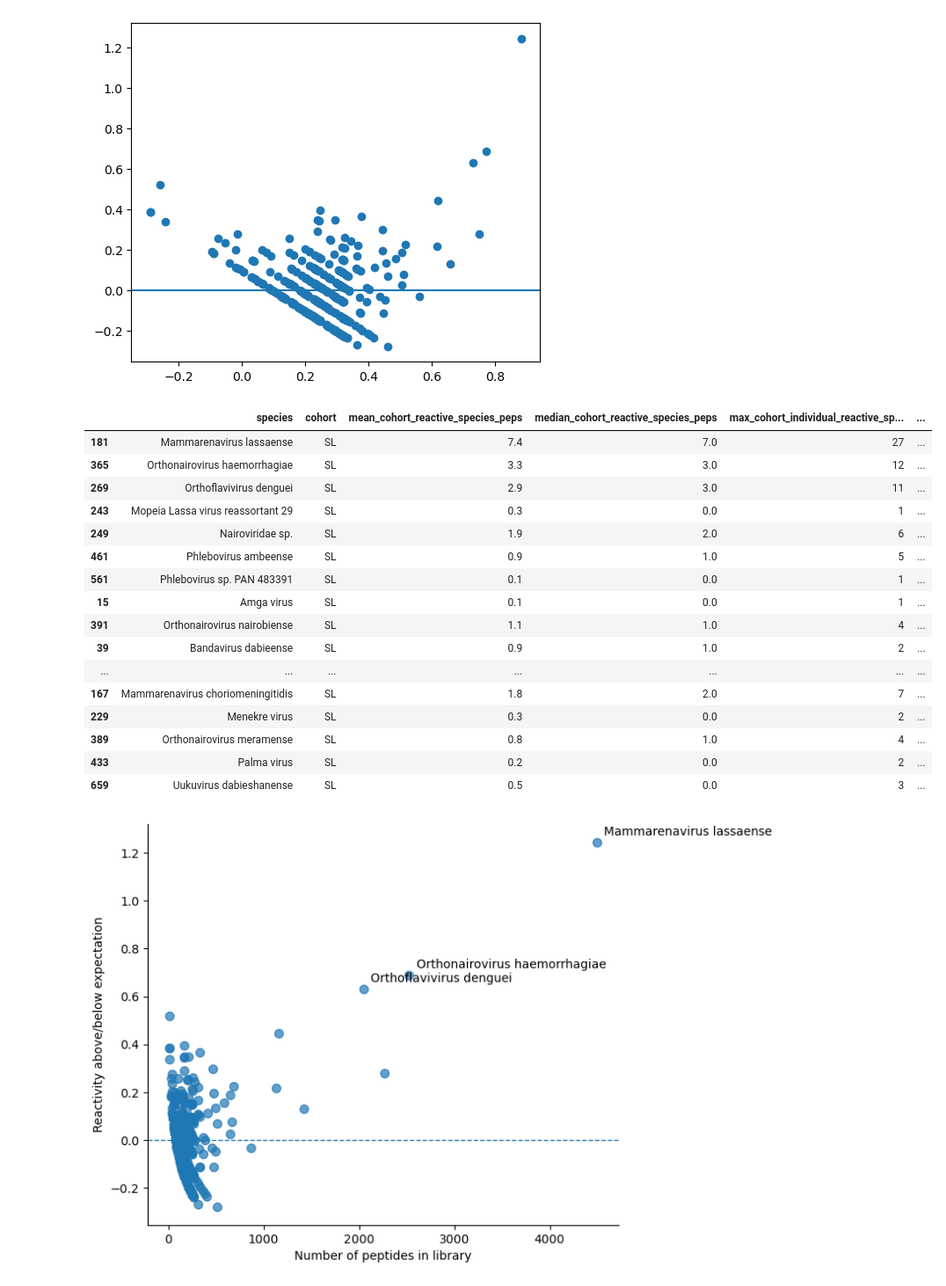
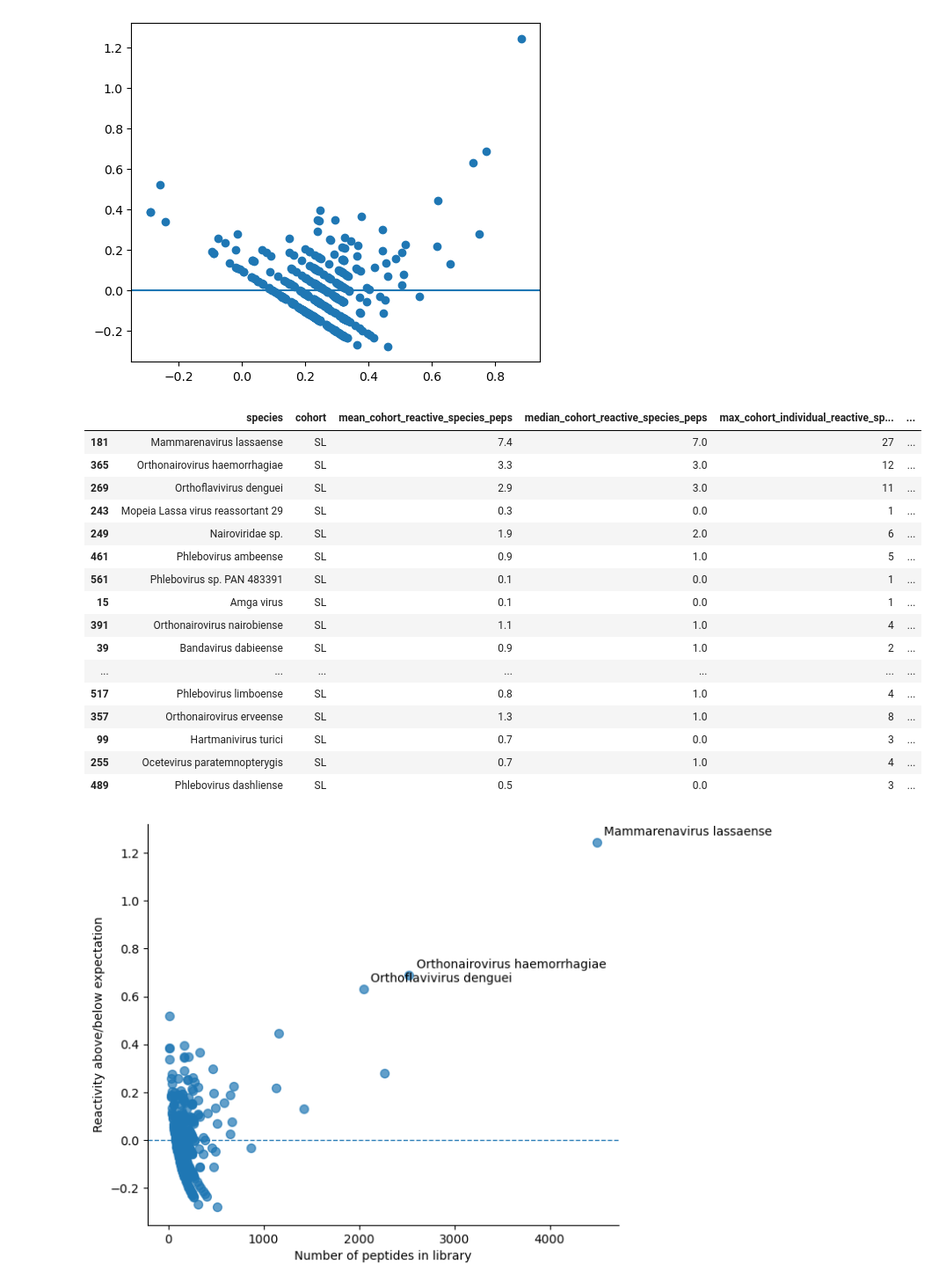
Before and after one commit to sporak577/lasv_phipseq_2026, a Jupyter notebook: Analysis_CCHFV_DENV.ipynb, the cells around one changed output. Shown at 88% size. Drawn from its saved outputs; the diff is of its cells as text; code cells hidden in the pictures.

```diff
--- a/Analysis_CCHFV_DENV.ipynb
+++ b/Analysis_CCHFV_DENV.ipynb
@@ -297,25 +297,25 @@ See the caveats in the documentation: https://pandas.pydata.org/pandas-docs/stab
   sl_only['fitted'] = fit.intercept + fit.slope * sl_only['log_library_size']
 [figure]
 # %%
-sl_only.sort_values('reactivity_residual', ascending=False).head(20)
+sl_only.sort_values(['reactivity_residual'], ascending=False).head(30)
 # %% [output]
 |  | species | cohort | mean_cohort_reactive_species_peps | median_cohort_reactive_species_peps | max_cohort_individual_reactive_sp... | ... |
 | 181 | Mammarenavirus lassaense | SL | 7.4 | 7.0 | 27 | ... |
 | 365 | Orthonairovirus haemorrhagiae | SL | 3.3 | 3.0 | 12 | ... |
 | 269 | Orthoflavivirus denguei | SL | 2.9 | 3.0 | 11 | ... |
 | 243 | Mopeia Lassa virus reassortant 29 | SL | 0.3 | 0.0 | 1 | ... |
 | 249 | Nairoviridae sp. | SL | 1.9 | 2.0 | 6 | ... |
 | 461 | Phlebovirus ambeense | SL | 0.9 | 1.0 | 5 | ... |
 | 561 | Phlebovirus sp. PAN 483391 | SL | 0.1 | 0.0 | 1 | ... |
 | 15 | Amga virus | SL | 0.1 | 0.0 | 1 | ... |
 | 391 | Orthonairovirus nairobiense | SL | 1.1 | 1.0 | 4 | ... |
 | 39 | Bandavirus dabieense | SL | 0.9 | 1.0 | 2 | ... |
 | ... | ... | ... | ... | ... | ... | ... |
-| 167 | Mammarenavirus choriomeningitidis | SL | 1.8 | 2.0 | 7 | ... |
-| 229 | Menekre virus | SL | 0.3 | 0.0 | 2 | ... |
-| 389 | Orthonairovirus meramense | SL | 0.8 | 1.0 | 4 | ... |
-| 433 | Palma virus | SL | 0.2 | 0.0 | 2 | ... |
-| 659 | Uukuvirus dabieshanense | SL | 0.5 | 0.0 | 3 | ... |
+| 517 | Phlebovirus limboense | SL | 0.8 | 1.0 | 4 | ... |
+| 357 | Orthonairovirus erveense | SL | 1.3 | 1.0 | 8 | ... |
+| 99 | Hartmanivirus turici | SL | 0.7 | 0.0 | 3 | ... |
+| 255 | Ocetevirus paratemnopterygis | SL | 0.7 | 1.0 | 4 | ... |
+| 489 | Phlebovirus dashliense | SL | 0.5 | 0.0 | 3 | ... |
 # %%
 plot_df = sl_only.sort_values('reactivity_residual', ascending=False)
 
```
Also changed, not shown: parts of 2 cells of this notebook, 2 other files.
